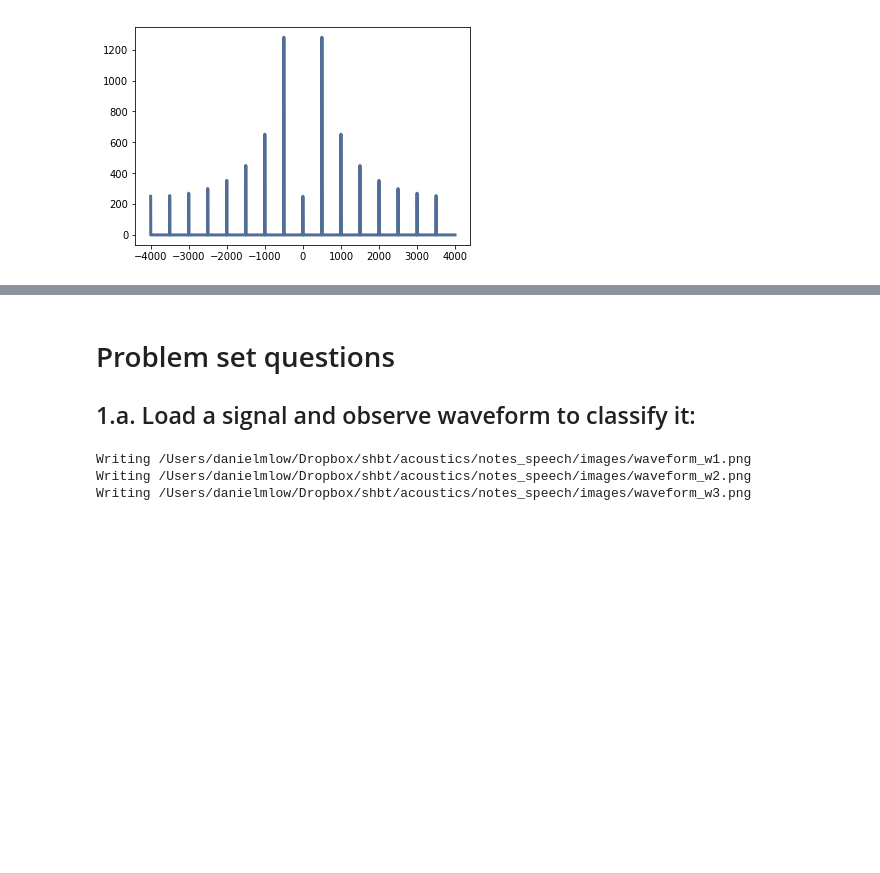
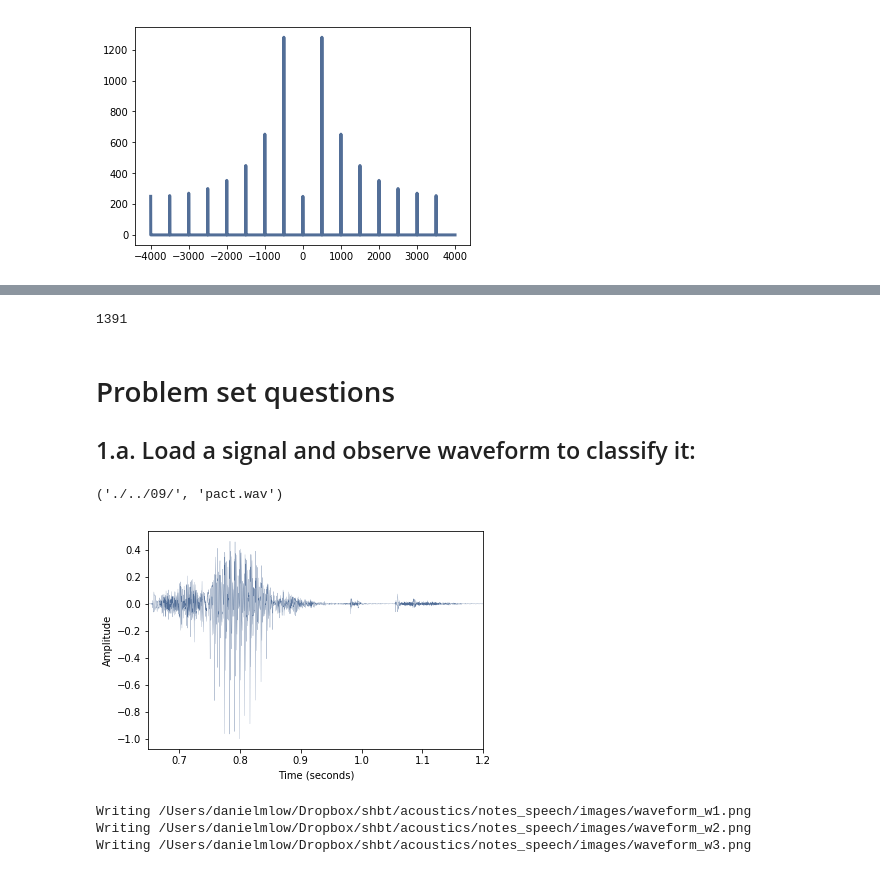
Before and after one commit to danielmlow/notes_speech, a Jupyter notebook: speech_notes.ipynb, the cells around one changed output, grey strips where cells are left out. Cells and saved outputs as stored; diff of their text form; code cells hidden in the pictures; blank space fills up the shorter version.

```diff
--- a/speech_notes.ipynb
+++ b/speech_notes.ipynb
@@ -50,5 +184,21 @@ spectrum.plot()
+# %%
+duration
+# %% [output]
+1391
 # %% [markdown]
 # Problem set questions
 
 ## 1.a. Load a signal and observe waveform to classify it:
+# %%
+output_dir, "pact.wav"
+# %% [output]
+('./../09/', 'pact.wav')
+# %%
+plt.clf()
+wave = thinkdsp.read_wave(os.path.join(output_dir, "pact.wav"))
+thinkplot.config(xlim=[0.65,1.2],xlabel='Time (seconds)', ylabel='Amplitude') # xlim = [0,0.02] to see one cycle for instance
+wave.plot(linewidth=.2)
+# thinkplot.save(root=os.path.join(path, 'images/waveform_w'+str(i)), formats=['png'])
+# %% [output]
+[figure, added]
 # %%
```
Also changed, not shown: parts of 11 cells of this notebook, 4 other files.
